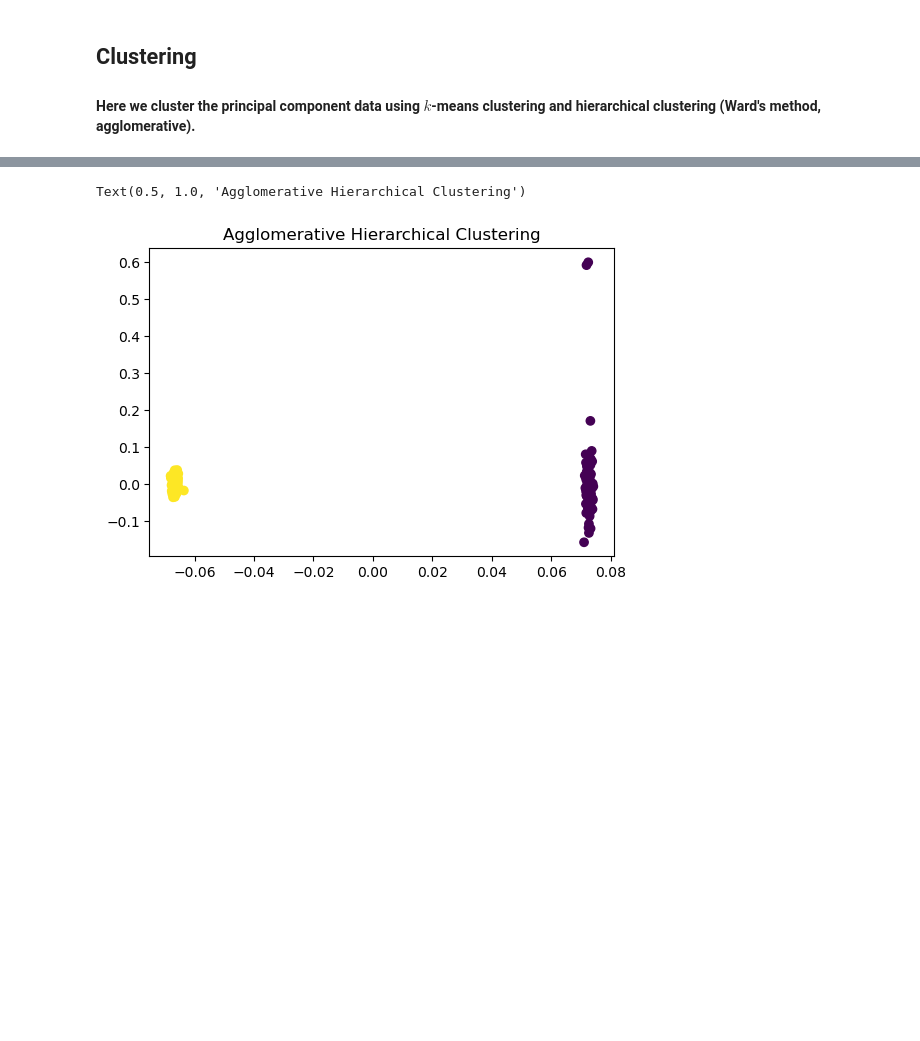
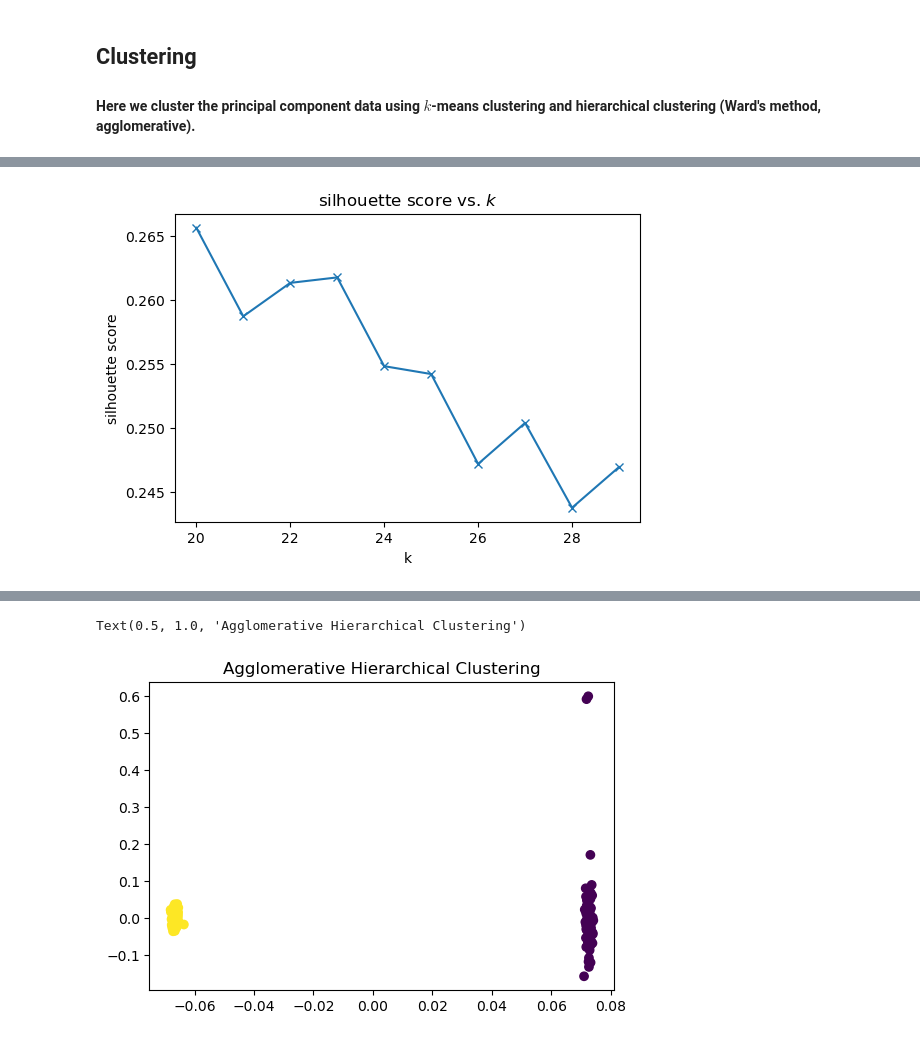
Before and after one commit to 0xArsi/snp-clustering, a Jupyter notebook: notebooks/snp_clustering.ipynb, the cells around one changed output, grey strips where cells are left out. Saved outputs shown, nothing was run; the diff lists cells and outputs as text; code cells hidden in the pictures; blank space fills up the shorter version.

```diff
--- a/notebooks/snp_clustering.ipynb
+++ b/notebooks/snp_clustering.ipynb
@@ -91,0 +199,10 @@ plt.show()
+# %%
+# plot clustering quality vs k
+plt.figure(figsize=(6, 4))
+plt.plot(K, sil_scores_subpop, marker='x')
+plt.xlabel('k')
+plt.ylabel('silhouette score')
+plt.title('silhouette score vs. $k$')
+plt.show()
+# %% [output]
+[figure, added]
```
Also changed, not shown: parts of 30 cells of this notebook, 4 other files.
